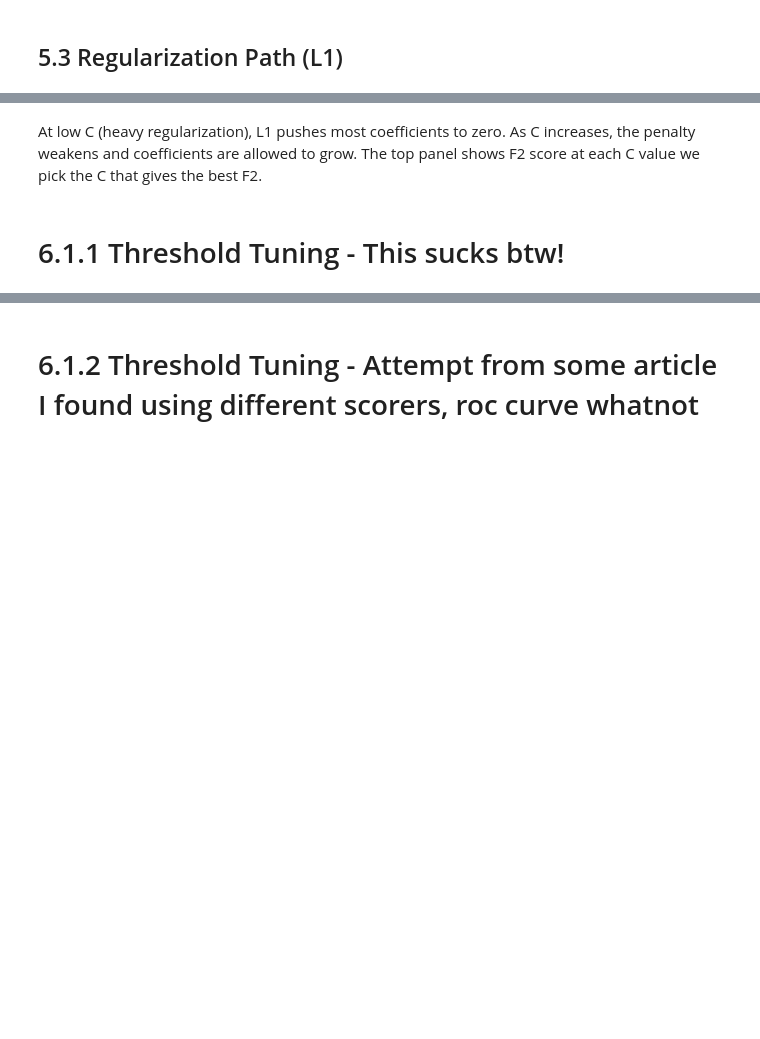
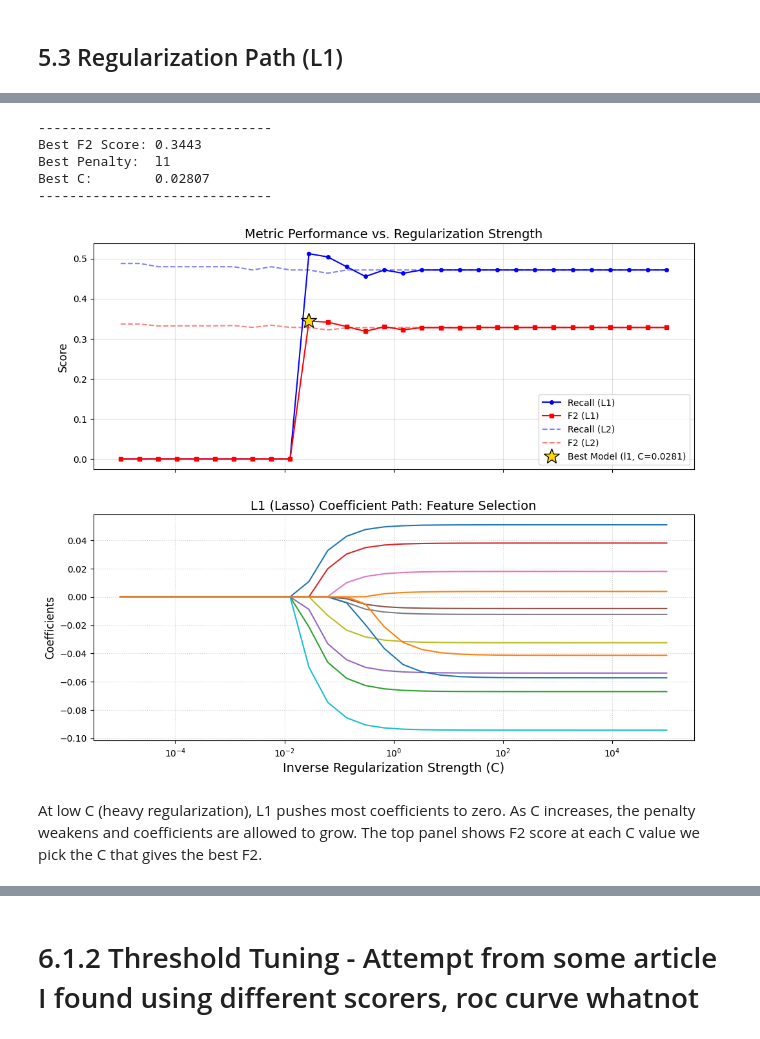
Before and after one commit to Antibodyy/La_Finale, a Jupyter notebook: Semiconductor Quality Control/COMPILED_WORKBOOK_IN_PROGRESS.ipynb, the cells around one changed output, grey strips where cells are left out. Saved outputs shown, nothing was run; the diff lists cells and outputs as text; code cells hidden in the pictures; blank space fills up the shorter version.

```diff
--- a/Semiconductor Quality Control/COMPILED_WORKBOOK_IN_PROGRESS.ipynb
+++ b/Semiconductor Quality Control/COMPILED_WORKBOOK_IN_PROGRESS.ipynb
@@ -265,4 +226,78 @@ Best C: 0.0281 | Best F2: 0.3443
+# %%
+Cs = np.logspace(-5, 5, 30)
+penalties = ['l1', 'l2']
+results_list = []
+coefs_l1 = []
+
+best_f2 = -1
+best_params = {}
+
+for penalty in penalties:
+    for C in Cs:
+        model = LogisticRegression(
+            penalty=penalty,
+            C=C,
+            solver='liblinear',
+            class_weight='balanced',
+            random_state=42
+        )
+        model.fit(x_train, y_train)
+        y_pred = model.predict(x_test)
+        recall = recall_score(y_test, y_pred)
+        f2 = fbeta_score(y_test, y_pred, beta=2)
+
+        results_list.append({
+            'Penalty': penalty,
+            'C': C,
+            'Recall': recall,
+            'F2': f2
+        })
+
+        if f2 > best_f2:
+            best_f2 = f2
+            best_params = {'C': C, 'Penalty': penalty}
+        if penalty == 'l1':
+            coefs_l1.append(model.coef_[0])
+
+results_df = pd.DataFrame(results_list)
+coefs_l1 = np.array(coefs_l1)
+
+print("-" * 30)
+print(f"Best F2 Score: {best_f2:.4f}")
+print(f"Best Penalty:  {best_params['Penalty']}")
+print(f"Best C:        {best_params['C']:.5f}")
+print("-" * 30)
+
+fig, ax = plt.subplots(figsize=(12, 10), nrows=2, sharex=True)
+
+df_l1 = results_df[results_df['Penalty'] == 'l1']
+df_l2 = results_df[results_df['Penalty'] == 'l2']
+ax[0].plot(df_l1['C'], df_l1['Recall'], label='Recall (L1)', color='blue', linestyle='-', marker='o', markersize=4)
+ax[0].plot(df_l1['C'], df_l1['F2'], label='F2 (L1)', color='red', linestyle='-', marker='s', markersize=4)
+ax[0].plot(df_l2['C'], df_l2['Recall'], label='Recall (L2)', color='blue', linestyle='--', alpha=0.5)
+ax[0].plot(df_l2['C'], df_l2['F2'], label='F2 (L2)', color='red', linestyle='--', alpha=0.5)
+ax[0].plot(best_params['C'], best_f2, '*', color='gold', markersize=18, markeredgecolor='black',
+           label=f"Best Model ({best_params['Penalty']}, C={best_params['C']:.4f})")
+
+ax[0].set_ylabel('Score', fontsize=12)
+ax[0].set_title('Metric Performance vs. Regularization Strength', fontsize=14)
+ax[0].legend(loc='lower right', fontsize=10)
+ax[0].grid(True, which="both", ls="-", alpha=0.4)
+ax[0].set_xscale('log')
+ax[1].plot(Cs, coefs_l1)
+ax[1].set_ylabel('Coefficients', fontsize=12)
+ax[1].set_xlabel('Inverse Regularization Strength (C)', fontsize=14)
+ax[1].set_title('L1 (Lasso) Coefficient Path: Feature Selection', fontsize=14)
+ax[1].grid(True, linestyle=':', alpha=0.6)
+ax[1].set_xscale('log')
+
+plt.show()
+# %% [output]
+------------------------------
+Best F2 Score: 0.3443
+Best Penalty:  l1
+Best C:        0.02807
+------------------------------
+[figure, added]
 # %% [markdown]
  At low C (heavy regularization), L1 pushes most coefficients to zero. As C increases, the penalty weakens and coefficients are allowed to grow. The top panel shows F2 score at each C value we pick the C that gives the best F2.
-# %% [markdown]
-# 6.1.1 Threshold Tuning - This sucks btw!
```
Also changed, not shown: parts of 31 cells of this notebook, 2 other files.
